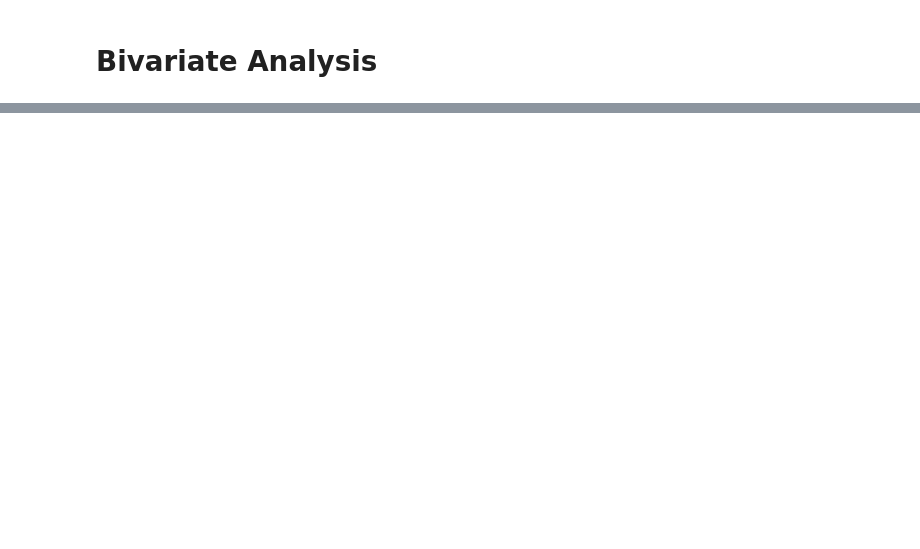
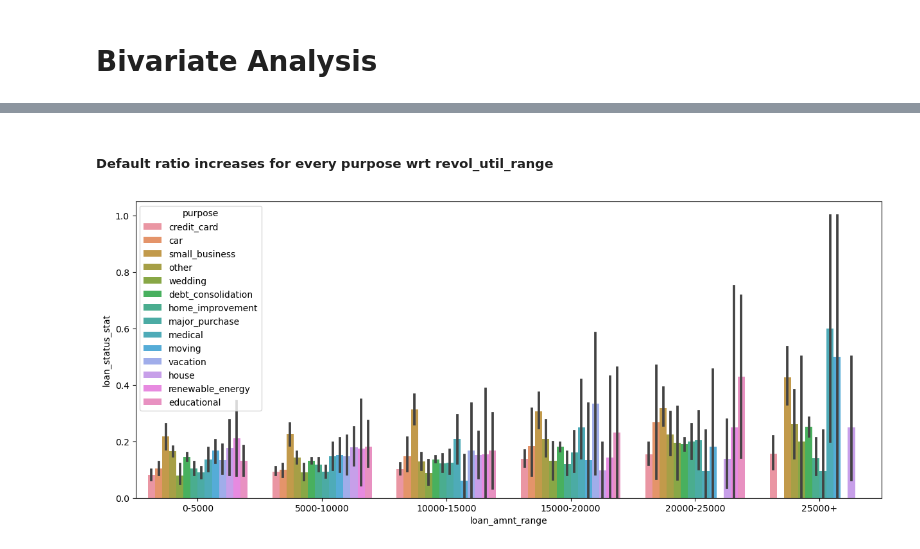
Before and after one commit to PravinGorlewar/Loan_Defaulter_Analysis_CaseStudyStudy, a Jupyter notebook: LoanCaseStudy.ipynb, the cells around one changed output, grey strips where cells are left out. Saved outputs shown, nothing was run; the diff lists cells and outputs as text; code cells hidden in the pictures; blank space fills up the shorter version.

```diff
--- a/LoanCaseStudy.ipynb
+++ b/LoanCaseStudy.ipynb
@@ -395,0 +403,9 @@ array([8.370e+01, 9.400e+00, 9.850e+01, ..., 4.963e+01, 4.000e-02,
+# %% [markdown]
+##### Default ratio increases for every purpose wrt revol_util_range
+# %%
+#plot Loan_Amt vs pursose wrt Defaulter
+
+fig, ax = plt.subplots(figsize=(15, 6))
+ax = sns.barplot(x='loan_amnt_range', y='loan_status_stat', hue = 'purpose', data=bank)
+# %% [output]
+[figure, added]
```
Also changed, not shown: parts of 30 cells of this notebook.
